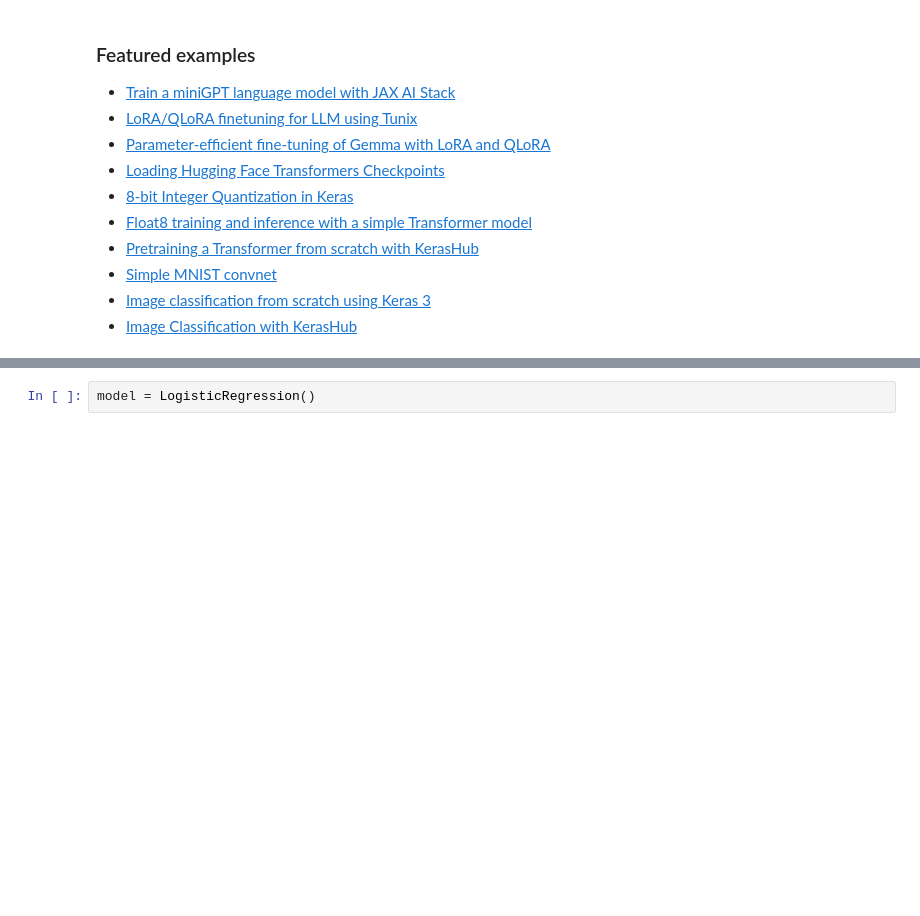
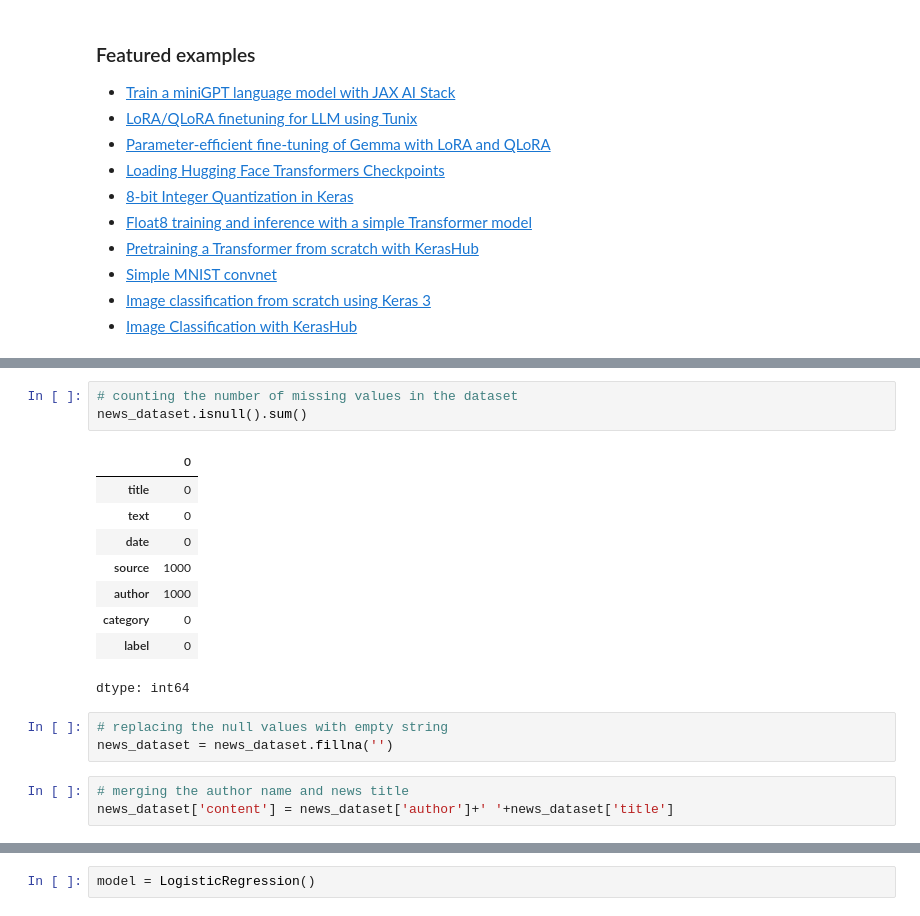
Before and after one commit to mehulmishra3404-source/Sonar_Logistic_Regression, a Jupyter notebook: Welcome_To_Colab.ipynb, the cells around one changed output, grey strips where cells are left out. Saved outputs shown, nothing was run; the diff lists cells and outputs as text; blank space fills up the shorter version.

```diff
--- a/Welcome_To_Colab.ipynb
+++ b/Welcome_To_Colab.ipynb
@@ -321,0 +250,19 @@ model training --> logistic regression
+# %%
+# counting the number of missing values in the dataset
+news_dataset.isnull().sum()
+# %% [output]
+|  | 0 |
+| title | 0 |
+| text | 0 |
+| date | 0 |
+| source | 1000 |
+| author | 1000 |
+| category | 0 |
+| label | 0 |
+dtype: int64
+# %%
+# replacing the null values with empty string
+news_dataset = news_dataset.fillna('')
+# %%
+# merging the author name and news title
+news_dataset['content'] = news_dataset['author']+' '+news_dataset['title']
```
Also changed, not shown: parts of 55 cells of this notebook.
